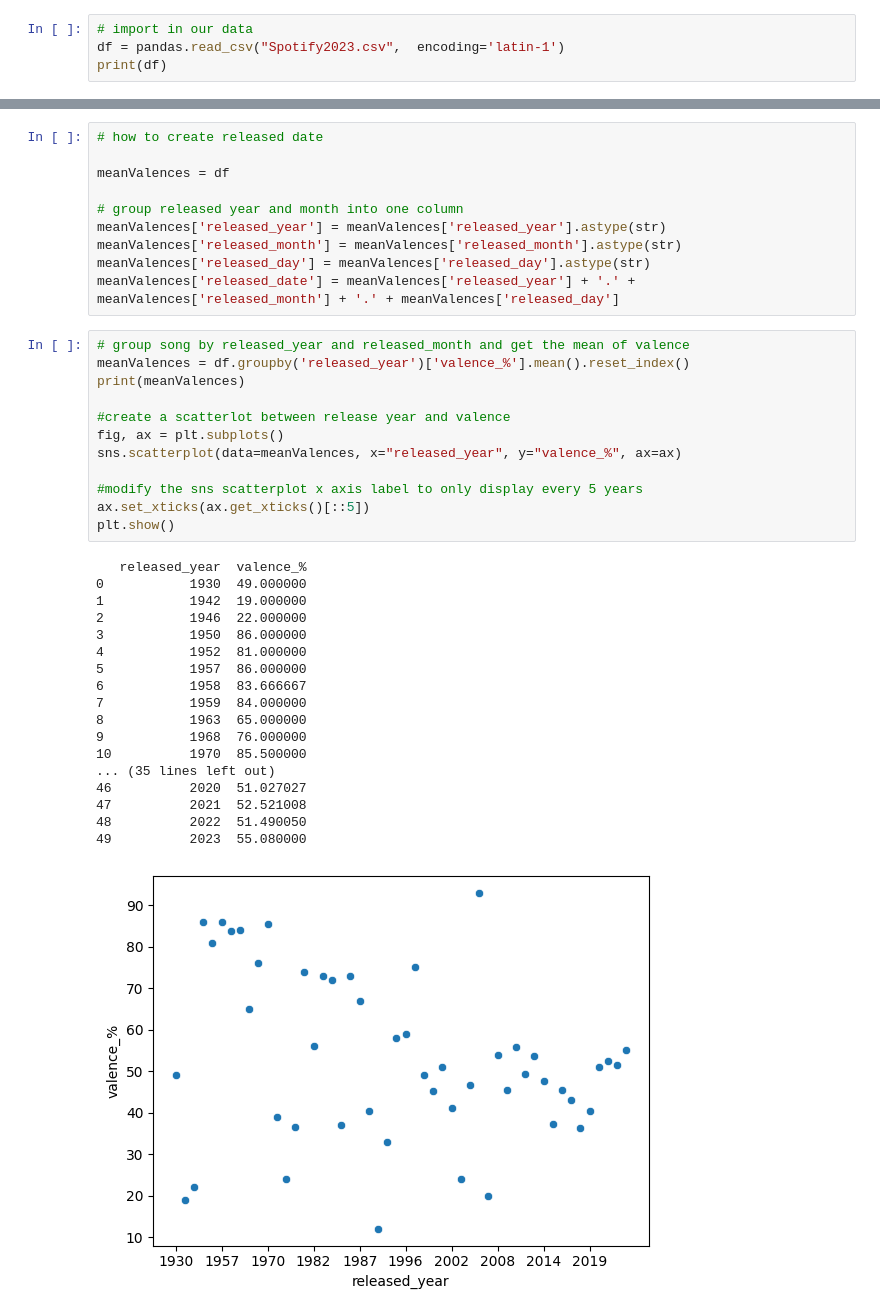
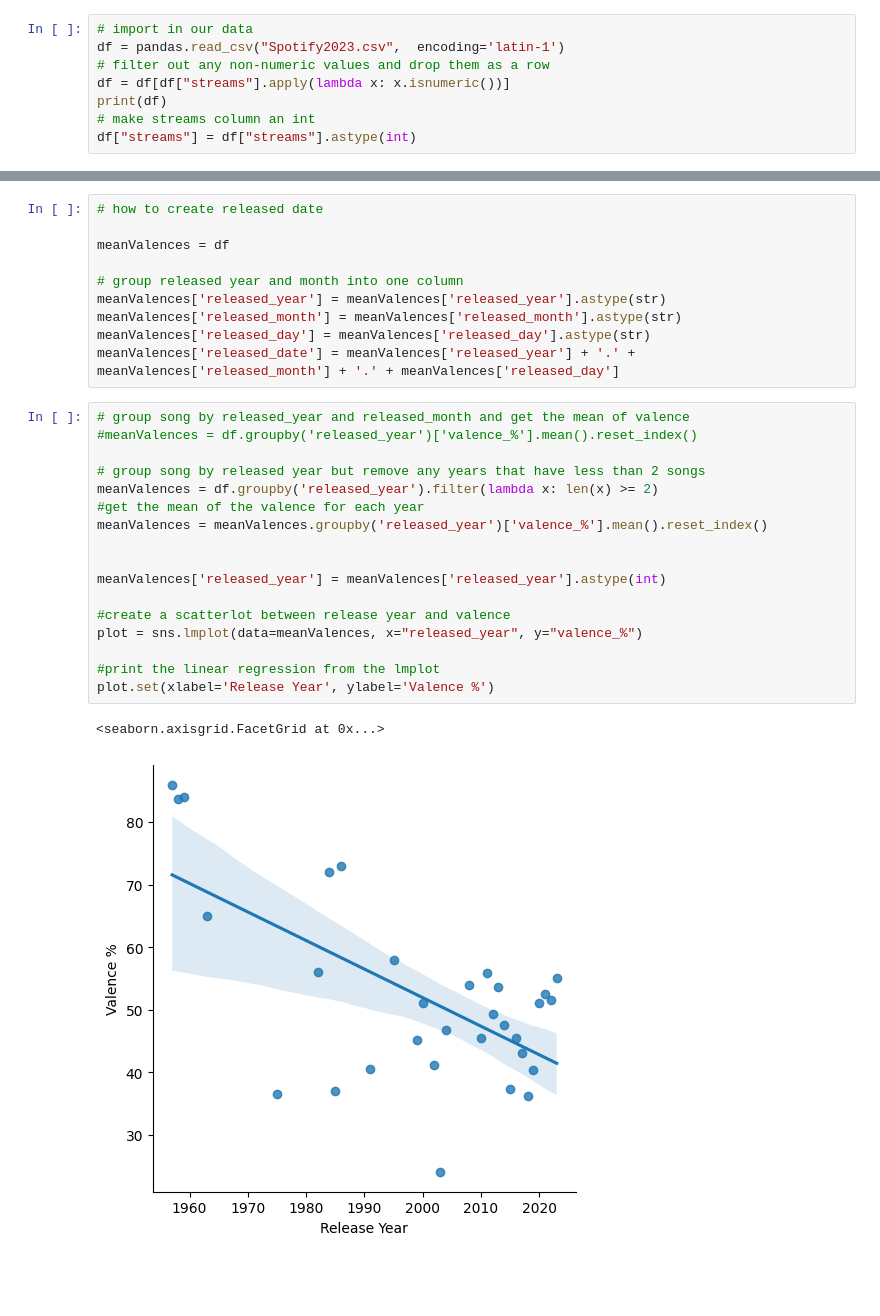
Before and after one commit to andaero/spotifydataviz, a Jupyter notebook: TemporaryExploration.ipynb, the cells around one changed output, grey strips where cells are left out. Saved outputs shown, nothing was run; the diff lists cells and outputs as text; blank space fills up the shorter version.

```diff
--- a/TemporaryExploration.ipynb
+++ b/TemporaryExploration.ipynb
@@ -7,7 +7,11 @@ import matplotlib.pyplot as plt
 # %%
 # import in our data
 df = pandas.read_csv("Spotify2023.csv",  encoding='latin-1')
+# filter out any non-numeric values and drop them as a row
+df = df[df["streams"].apply(lambda x: x.isnumeric())]
 print(df)
+# make streams column an int
+df["streams"] = df["streams"].astype(int)
 # %% [output]
                               track_name      artist(s)_name  artist_count  \
 0    Seven (feat. Latto) (Explicit Ver.)    Latto, Jung Kook             2
@@ -38,32 +42,21 @@ meanValences['released_day'] = meanValences['released_day'].astype(str)
 meanValences['released_date'] = meanValences['released_year'] + '.' + meanValences['released_month'] + '.' + meanValences['released_day']
 # %%
 # group song by released_year and released_month and get the mean of valence
-meanValences = df.groupby('released_year')['valence_%'].mean().reset_index()
-print(meanValences)
+#meanValences = df.groupby('released_year')['valence_%'].mean().reset_index()
+
+# group song by released year but remove any years that have less than 2 songs
+meanValences = df.groupby('released_year').filter(lambda x: len(x) >= 2)
+#get the mean of the valence for each year
+meanValences = meanValences.groupby('released_year')['valence_%'].mean().reset_index()
+
+
+meanValences['released_year'] = meanValences['released_year'].astype(int)
 
 #create a scatterlot between release year and valence
-fig, ax = plt.subplots()
-sns.scatterplot(data=meanValences, x="released_year", y="valence_%", ax=ax)
+plot = sns.lmplot(data=meanValences, x="released_year", y="valence_%")
 
-#modify the sns scatterplot x axis label to only display every 5 years
-ax.set_xticks(ax.get_xticks()[::5])
-plt.show()
+#print the linear regression from the lmplot
+plot.set(xlabel='Release Year', ylabel='Valence %')
 # %% [output]
-   released_year  valence_%
-0           1930  49.000000
-1           1942  19.000000
-2           1946  22.000000
-3           1950  86.000000
-4           1952  81.000000
-5           1957  86.000000
-6           1958  83.666667
-7           1959  84.000000
-8           1963  65.000000
-9           1968  76.000000
-10          1970  85.500000
-... (35 lines left out)
-46          2020  51.027027
-47          2021  52.521008
-48          2022  51.490050
-49          2023  55.080000
+<seaborn.axisgrid.FacetGrid at 0x...>
-[figure, old version]
+[figure, new version]
```
Also changed, not shown: parts of 9 cells of this notebook, 3 other files.
